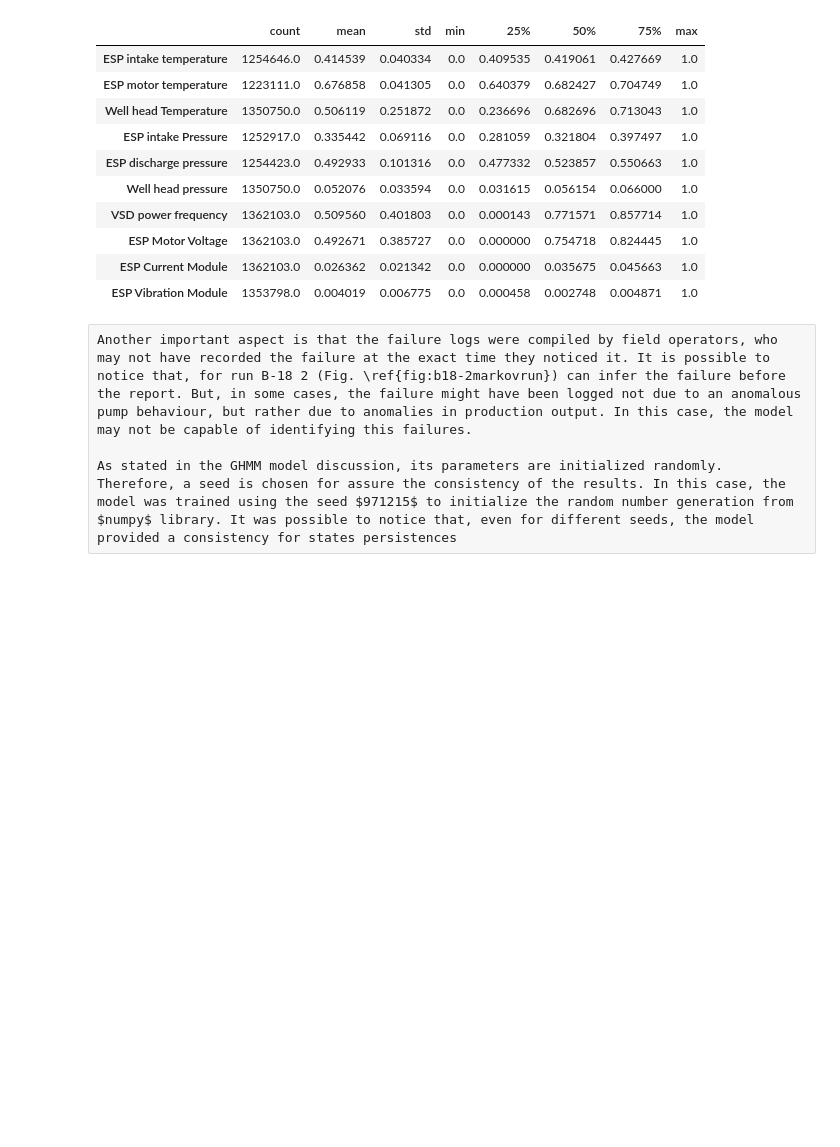
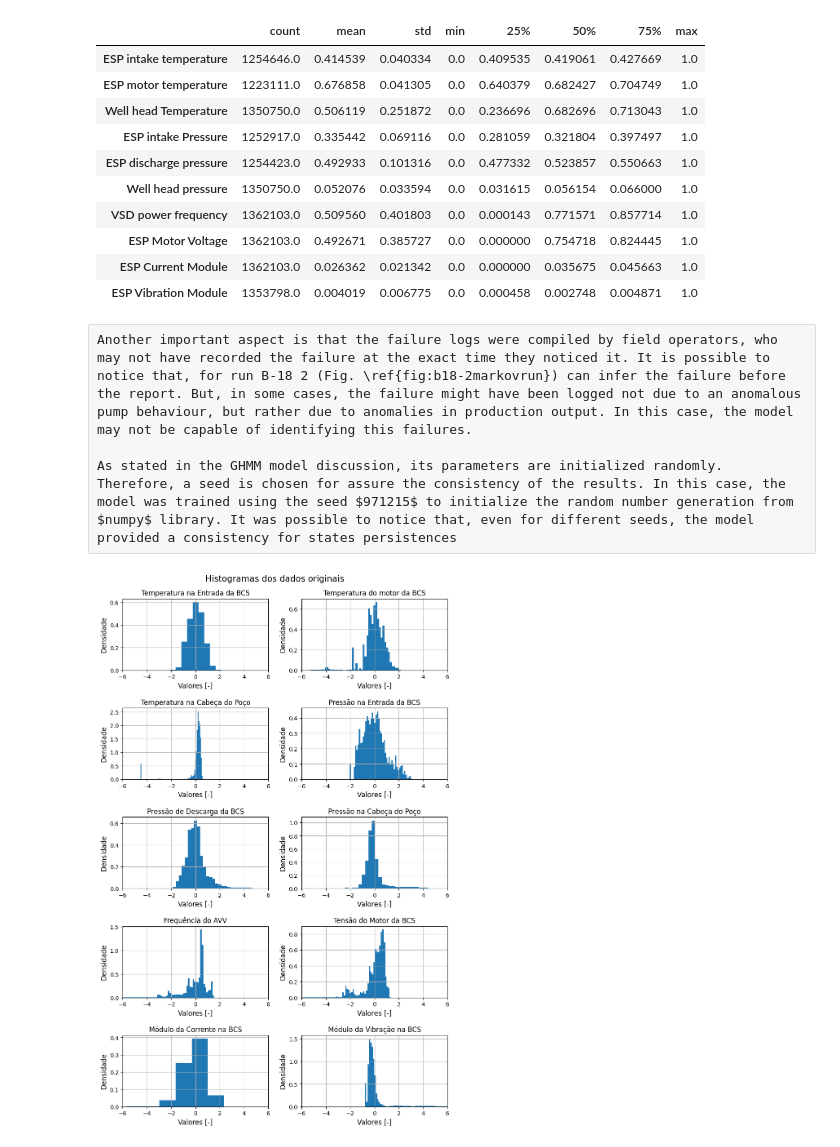
Before and after one commit to RL2-SP3/LISSA, a Jupyter notebook: examples/pump_data_cleaning.ipynb, the cells around one changed output. Drawn from its saved outputs; the diff is of its cells as text; code cells hidden in the pictures; blank space fills up the shorter version.

Commit message:
modified:   examples/analise_dados_PCA.ipynb 	modified:   examples/pump_data_cleaning.ipynb 	modified:   src/lissa/__pycache__/processing.cpython-312.pyc

```diff
--- a/examples/pump_data_cleaning.ipynb
+++ b/examples/pump_data_cleaning.ipynb
@@ -394,23 +394,25 @@ As stated in the GHMM model discussion, its parameters are initialized randomly.
 # %%
 x = entireData.loc[entireData["Well_down"]==0][Headers]
 
 Z = (x - x.mean())/x.std()
 
-axes = Z.hist(bins=100,figsize=(20,8),density=True,layout=(2,5))
+axes = Z.hist(bins=100,figsize=(9,14),density=True,layout=(5,2))
 
 i = 0
 measures = ["ºC","ºC","ºC","bar","bar","bar","Hz","kV","A","g","g","-"]
 
 for ax in axes.flatten():
     ax.set_title(li.Traducao(ax.get_title()))
-    ax.set_xlabel("Valores [-]" )  # Define a legenda com o nome da coluna
-    ax.set_ylabel("Densidade")
+    ax.set_xlabel("Valores [-]",fontsize=12)  # Define a legenda com o nome da coluna
+    ax.set_ylabel("Densidade",fontsize=12)
     ax.set_xlim([-6,6])
     i += 1
 
 
-plt.suptitle("Histogramas dos dados originais",fontsize=20)
+plt.suptitle("Histogramas dos dados originais",fontsize=15)
 plt.tight_layout(pad=1.6)
 plt.savefig("../imagens_gerais/Z-hist.jpg",bbox_inches='tight')
-plt.close()
+#plt.close()
+# %% [output]
+[figure, added]
 # %%
```
Also changed, not shown: parts of 1 cell of this notebook, 1 other file.
